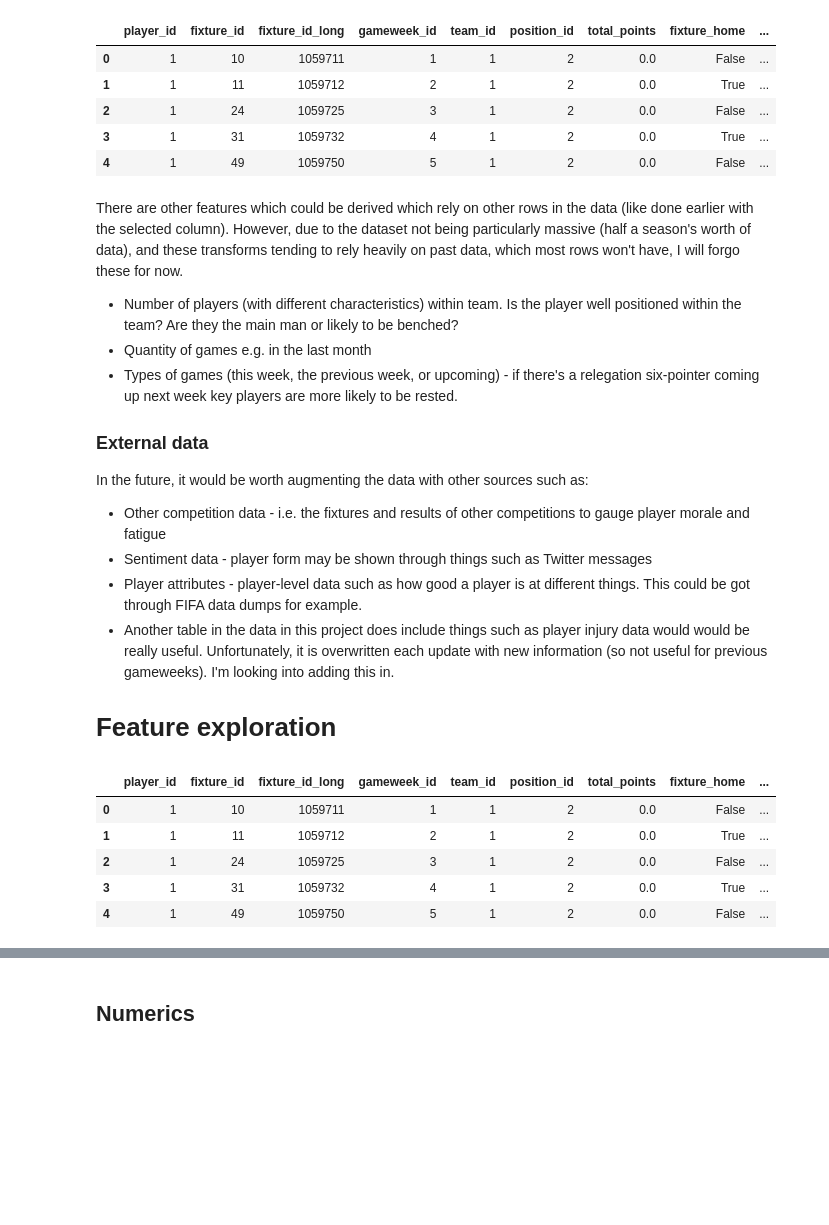
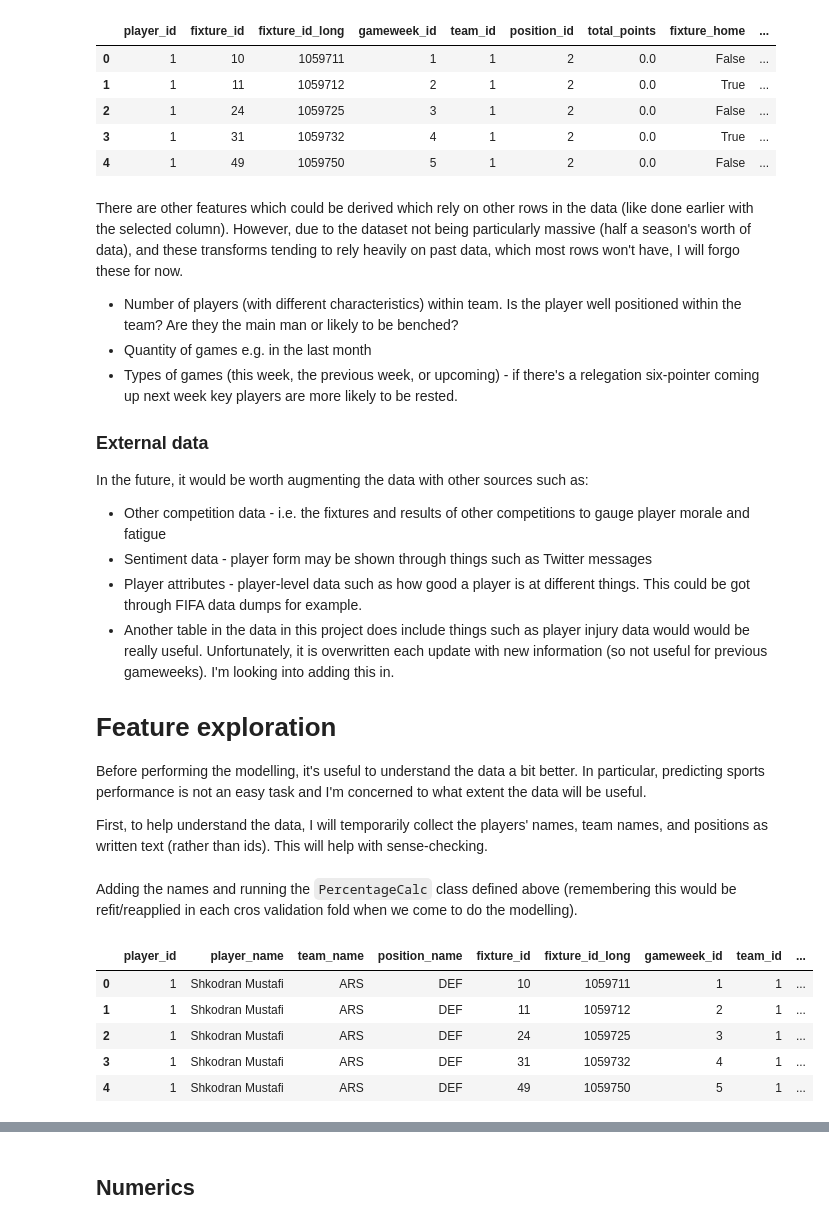
Before and after one commit to Hazzais/fantasy_premier_league, a Jupyter notebook: modelling/exploratory_analysis_and_feature_engineering.ipynb, the cells around one changed output, grey strips where cells are left out. Saved outputs shown, nothing was run; the diff lists cells and outputs as text; code cells hidden in the pictures; blank space fills up the shorter version.

```diff
--- a/modelling/exploratory_analysis_and_feature_engineering.ipynb
+++ b/modelling/exploratory_analysis_and_feature_engineering.ipynb
@@ -607,17 +607,6 @@ In the future, it would be worth augmenting the data with other sources such as:
 - Another table in the data in this project does include things such as player injury data would would be really useful. Unfortunately, it is overwritten each update with new information (so not useful for previous gameweeks). I'm looking into adding this in.
 
 # Feature exploration
+Before performing the modelling, it's useful to understand the data a bit better. In particular, predicting sports performance is not an easy task and I'm concerned to what extent the data will be useful.
+
+First, to help understand the data, I will temporarily collect the players' names, team names, and positions as written text (rather than ids). This will help with sense-checking.
-# %%
-data_example = combined_data.copy(deep=True)
-cfv = PercentageCalc(by_group='gameweek_id',
-                     variables=['selected', 'transfers_in', 'transfers_out'],
-                     constant=15)
-data_example = cfv.fit_transform(data_example)
-data_example.head()
-# %% [output]
-|  | player_id | fixture_id | fixture_id_long | gameweek_id | team_id | position_id | total_points | fixture_home | ... |
-| 0 | 1 | 10 | 1059711 | 1 | 1 | 2 | 0.0 | False | ... |
-| 1 | 1 | 11 | 1059712 | 2 | 1 | 2 | 0.0 | True | ... |
-| 2 | 1 | 24 | 1059725 | 3 | 1 | 2 | 0.0 | False | ... |
-| 3 | 1 | 31 | 1059732 | 4 | 1 | 2 | 0.0 | True | ... |
-| 4 | 1 | 49 | 1059750 | 5 | 1 | 2 | 0.0 | False | ... |
@@ -624,3 +617,38 @@ data_example.head()
+# %% [markdown]
+Adding the names and running the `PercentageCalc` class defined above (remembering this would be refit/reapplied in each cros validation fold when we come to do the modelling).
+# %%
+data_example = combined_data.copy(deep=True)
+cfv = PercentageCalc(by_group='gameweek_id',
+                     variables=['selected', 'transfers_in', 'transfers_out'],
+                     constant=15)
+data_example = cfv.fit_transform(data_example)
+data_example = data_example.merge(player_names,
+                                 how='left',
+                                 validate='many_to_one',
+                                 on='player_id')
+data_example = data_example.merge(postions,
+                                 how='left',
+                                 validate='many_to_one',
+                                 on='position_id')
+data_example = data_example.merge(teams,
+                                 how='left',
+                                 validate='many_to_one',
+                                 on='team_id')
+data_example = data_example.merge(teams.rename(columns={'team_id': 'opponent_team_id',
+                                                       'team_name': 'opponent_team_name'}),
+                                 how='left',
+                                 validate='many_to_one',
+                                 on='opponent_team_id')
+order_cols = ['player_id', 'player_name', 'team_name', 'position_name']
+data_example = data_example[order_cols + [c for c in data_example.columns if c not in order_cols]]
+data_example.head()
+# %% [output]
+|  | player_id | player_name | team_name | position_name | fixture_id | fixture_id_long | gameweek_id | team_id | ... |
+| 0 | 1 | Shkodran Mustafi | ARS | DEF | 10 | 1059711 | 1 | 1 | ... |
+| 1 | 1 | Shkodran Mustafi | ARS | DEF | 11 | 1059712 | 2 | 1 | ... |
+| 2 | 1 | Shkodran Mustafi | ARS | DEF | 24 | 1059725 | 3 | 1 | ... |
+| 3 | 1 | Shkodran Mustafi | ARS | DEF | 31 | 1059732 | 4 | 1 | ... |
+| 4 | 1 | Shkodran Mustafi | ARS | DEF | 49 | 1059750 | 5 | 1 | ... |
 # %%
 data_types = data_example.dtypes
 data_types.sort_values(inplace=True)
```
Also changed, not shown: parts of 11 cells of this notebook.
